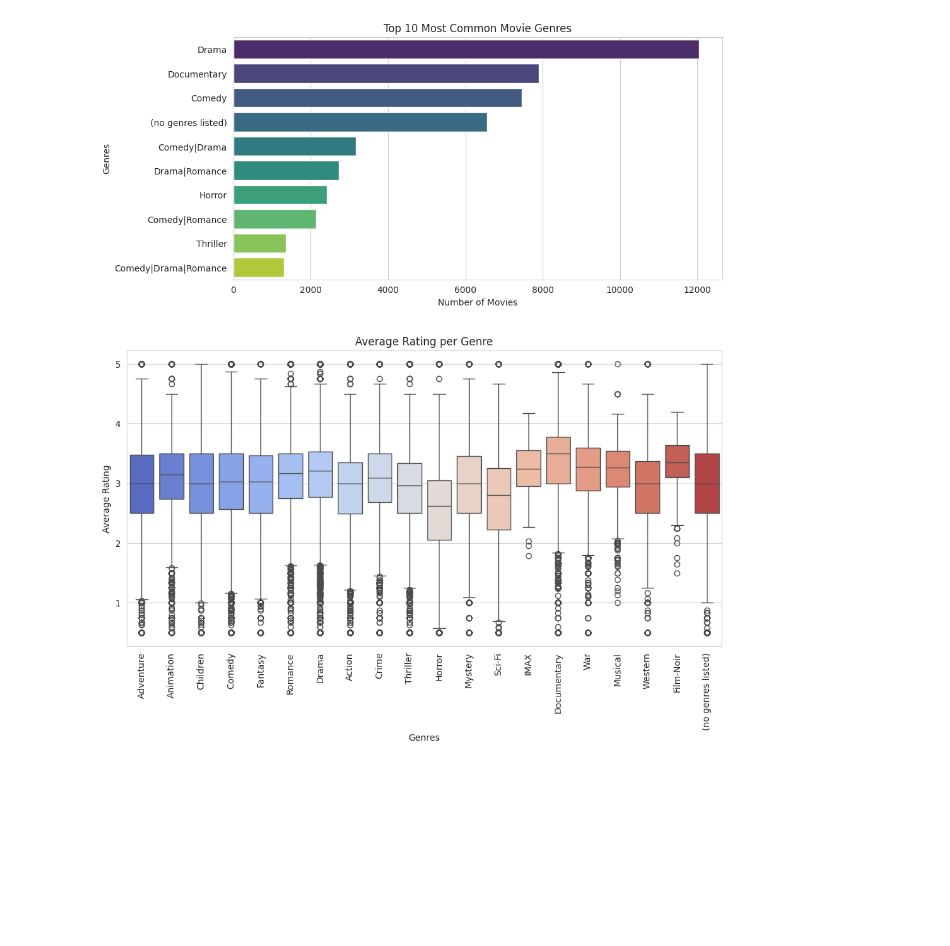
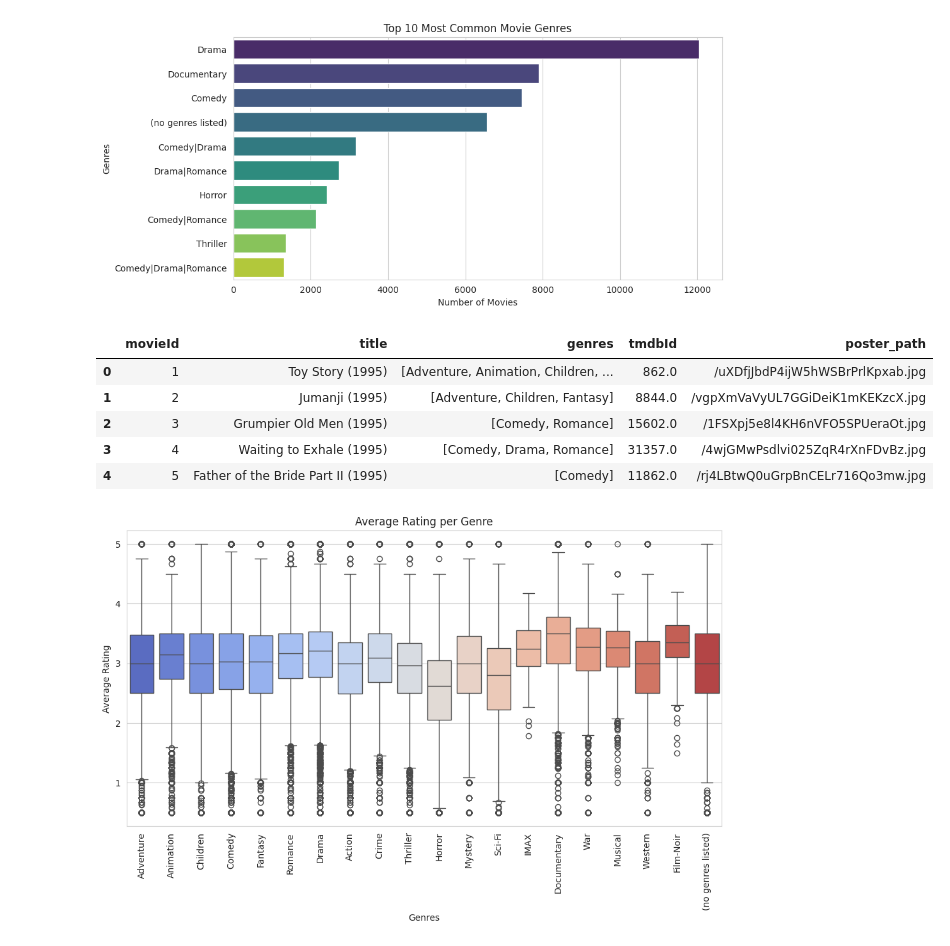
Before and after one commit to siddarthan007/mrsproj, a Jupyter notebook: model_trainer.ipynb, the cells around one changed output. Drawn from its saved outputs; the diff is of its cells as text; code cells hidden in the pictures; blank space fills up the shorter version.

```diff
--- a/model_trainer.ipynb
+++ b/model_trainer.ipynb
@@ -96,6 +96,15 @@ plt.show()
 movies_final_df['genres'] = movies_final_df['genres'].apply(lambda x: x.split('|') if isinstance(x, str) else [])
 mlb = MultiLabelBinarizer()
 genre_features = mlb.fit_transform(movies_final_df['genres'])
+# %%
+movies_final_df.head()
+# %% [output]
+|  | movieId | title | genres | tmdbId | poster_path |
+| 0 | 1 | Toy Story (1995) | [Adventure, Animation, Children, ... | 862.0 | /uXDfjJbdP4ijW5hWSBrPrlKpxab.jpg |
+| 1 | 2 | Jumanji (1995) | [Adventure, Children, Fantasy] | 8844.0 | /vgpXmVaVyUL7GGiDeiK1mKEKzcX.jpg |
+| 2 | 3 | Grumpier Old Men (1995) | [Comedy, Romance] | 15602.0 | /1FSXpj5e8l4KH6nVFO5SPUeraOt.jpg |
+| 3 | 4 | Waiting to Exhale (1995) | [Comedy, Drama, Romance] | 31357.0 | /4wjGMwPsdlvi025ZqR4rXnFDvBz.jpg |
+| 4 | 5 | Father of the Bride Part II (1995) | [Comedy] | 11862.0 | /rj4LBtwQ0uGrpBnCELr716Qo3mw.jpg |
 # %%
 N_TAGS = 50
 tag_counts = tags_df['tag'].value_counts()
```
Also changed, not shown: parts of 10 cells of this notebook.
